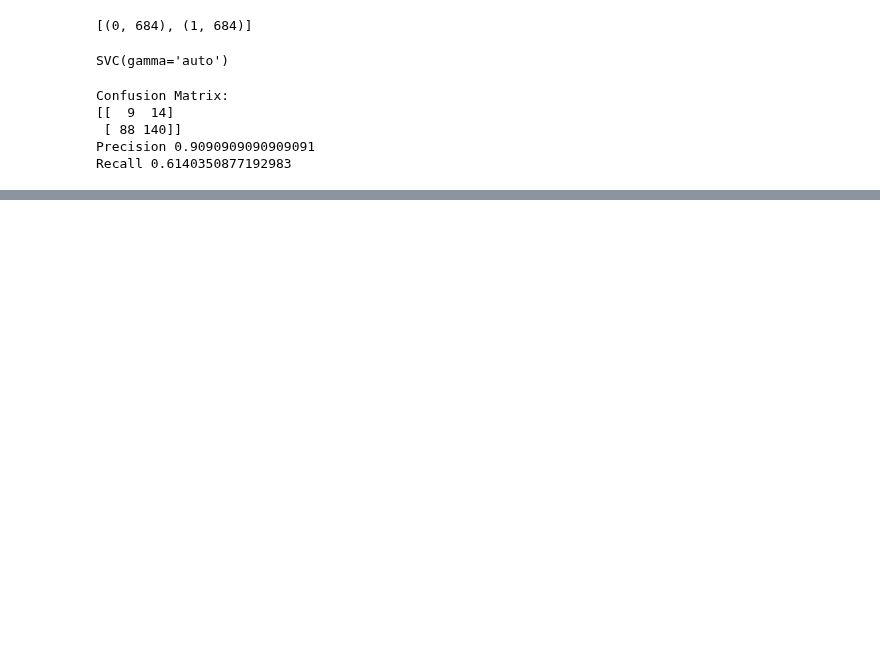
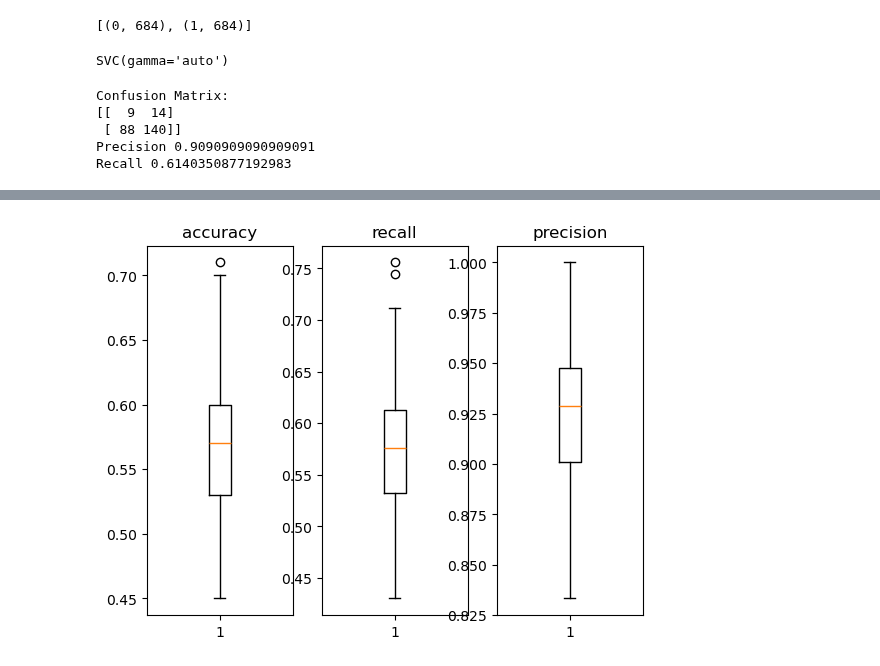
Before and after one commit to vickyli1015/Public-DSC180B-Functional-Connectivity-Project, a Jupyter notebook: SVM-SVR.ipynb, the cells around one changed output, grey strips where cells are left out. Drawn from its saved outputs; the diff is of its cells as text; code cells hidden in the pictures; blank space fills up the shorter version.

```diff
--- a/SVM-SVR.ipynb
+++ b/SVM-SVR.ipynb
@@ -111,3 +179,24 @@ Confusion Matrix:
  [ 88 140]]
 Precision 0.9090909090909091
 Recall 0.6140350877192983
+# %%
+distribution = {'accuracy': [], 'recall': [], 'precision': []}
+for i in range(100):
+    #train-test split
+    X_train, X_test, y_train, y_test = train_test_split(X, handedness['Handedness'], test_size=0.1)
+
+    #oversampling X_train
+    ros = RandomOverSampler(random_state=0)
+    X_resampled, y_resampled = ros.fit_resample(X_train, y_train)
+    from collections import Counter
+    print(sorted(Counter(y_resampled).items()))
+
+    model = SVR()
+    model.fit(X_resampled, y_resampled)
+
+    y_pred = model.predict(X_test)
+
+    accuracy, recall, precision = analysis(y_test, y_pred, threshold=0)
+    distribution['accuracy'].append(accuracy)
+    distribution['recall'].append(recall)
+    distribution['precision'].append(precision)
@@ -113,0 +221,9 @@ Recall 0.6140350877192983
+# %%
+fig, axes = plt.subplots(1, 3)
+
+for i in range(len(distribution)):
+    key = list(distribution.keys())[i]
+    axes[i].boxplot(distribution[key])
+    axes[i].set_title(f'{key}')
+# %% [output]
+[figure, added]
```
Also changed, not shown: parts of 14 cells of this notebook, 1 other file.
